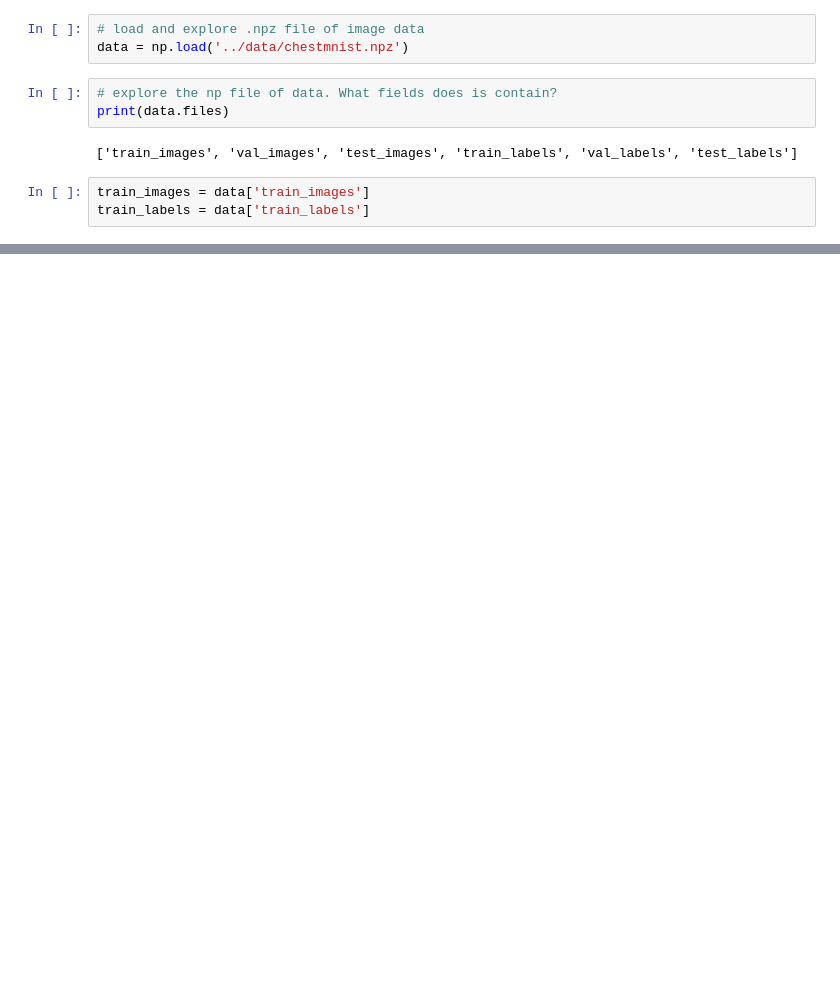
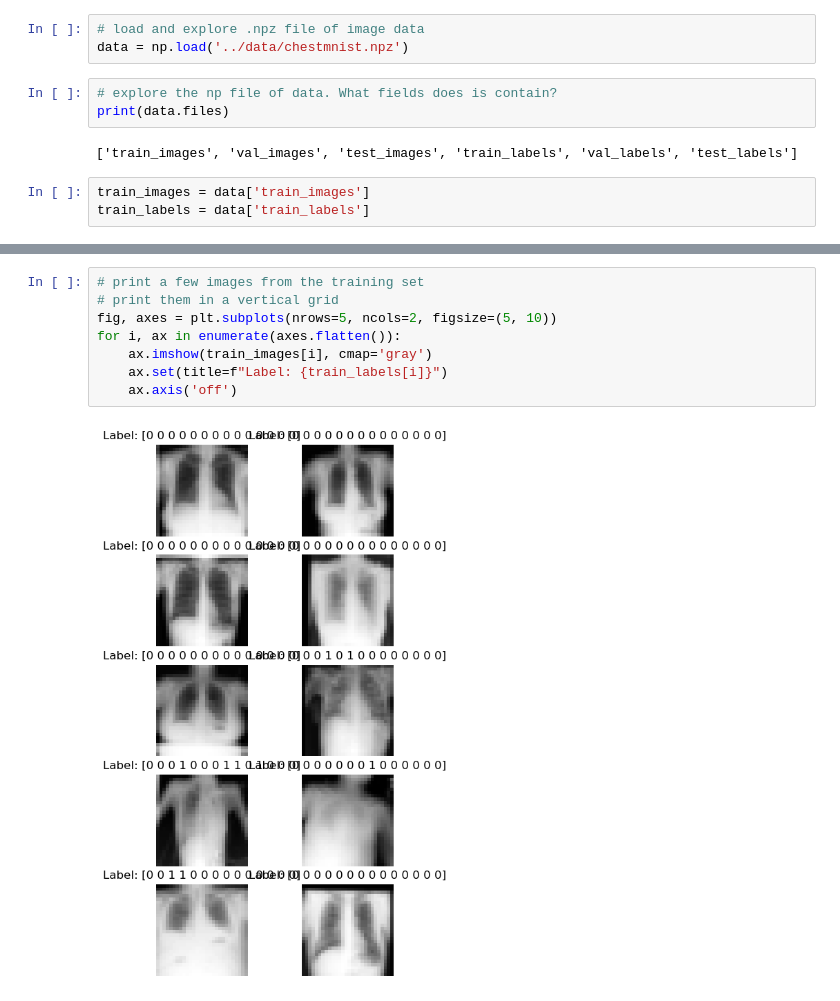
Before and after one commit to sasank-desaraju/med-start, a Jupyter notebook: scripts/sandbox.ipynb, the cells around one changed output, grey strips where cells are left out. Drawn from its saved outputs; the diff is of its cells as text; blank space fills up the shorter version.

```diff
--- a/scripts/sandbox.ipynb
+++ b/scripts/sandbox.ipynb
@@ -66,0 +179,10 @@ class ChestMNISTDataModule(pl.LightningDataModule):
+# %%
+# print a few images from the training set
+# print them in a vertical grid
+fig, axes = plt.subplots(nrows=5, ncols=2, figsize=(5, 10))
+for i, ax in enumerate(axes.flatten()):
+    ax.imshow(train_images[i], cmap='gray')
+    ax.set(title=f"Label: {train_labels[i]}")
+    ax.axis('off')
+# %% [output]
+[figure, added]
```
Also changed, not shown: parts of 6 cells of this notebook.
